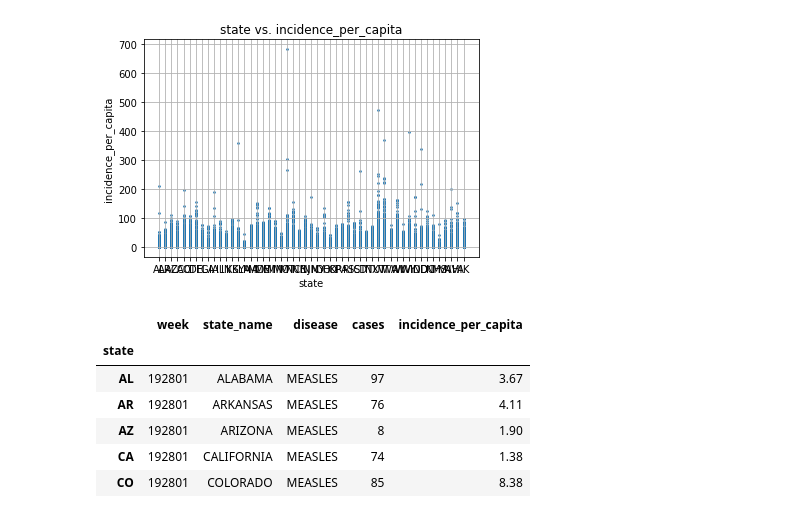
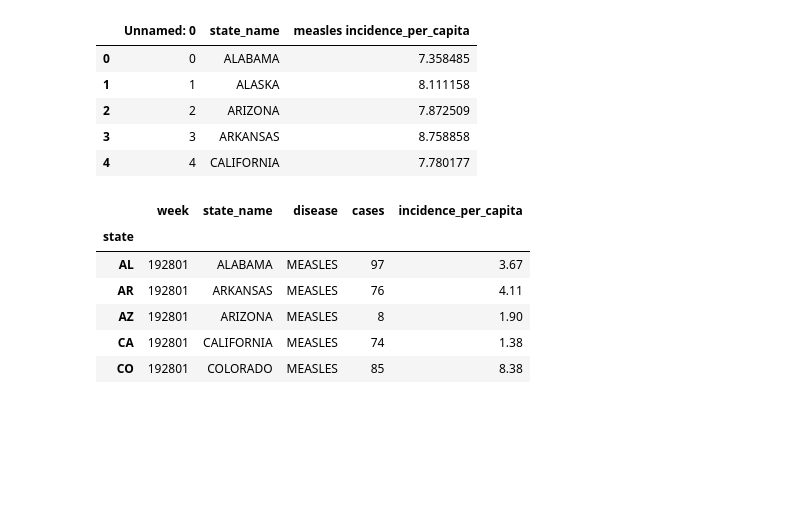
Before and after one commit to shettman/Epidemics-Project, a Jupyter notebook: Ttest_AL&CA.ipynb, the cells around one changed output. Cells and saved outputs as stored; diff of their text form; code cells hidden in the pictures; blank space fills up the shorter version.

```diff
--- a/Ttest_AL&CA.ipynb
+++ b/Ttest_AL&CA.ipynb
@@ -27,17 +30,14 @@ file_two_df.head()
-# %%
-# Build a scatter plot for each data type
-plt.scatter(file_two_df["state"], file_two_df["incidence_per_capita"], marker=".", s=10)
-
-# Incorporate the other graph properties
-plt.title("state vs. incidence_per_capita")
-plt.ylabel("incidence_per_capita")
-plt.xlabel("state")
-plt.grid(True)
-
-# Show plot
-plt.show()
-# %% [output]
-[figure, removed]
+# %%
+#Drop columns
+file2_df = file1_df.drop(columns=['Hepatitis A incidence_per_capita', 'mumps incidence_per_capita', 'pertussis incidence_per_capita', 'polio incidence_per_capita', 'rubella incidence_per_capita', 'smallpox incidence_per_capita'])
+file2_df.head()
+# %% [output]
+|  | Unnamed: 0 | state_name | measles incidence_per_capita |
+| 0 | 0 | ALABAMA | 7.358485 |
+| 1 | 1 | ALASKA | 8.111158 |
+| 2 | 2 | ARIZONA | 7.872509 |
+| 3 | 3 | ARKANSAS | 8.758858 |
+| 4 | 4 | CALIFORNIA | 7.780177 |
 # %%
 # Set new index to state
 file_three_df = file_two_df.set_index("state")
```
Also changed, not shown: parts of 9 cells of this notebook.
